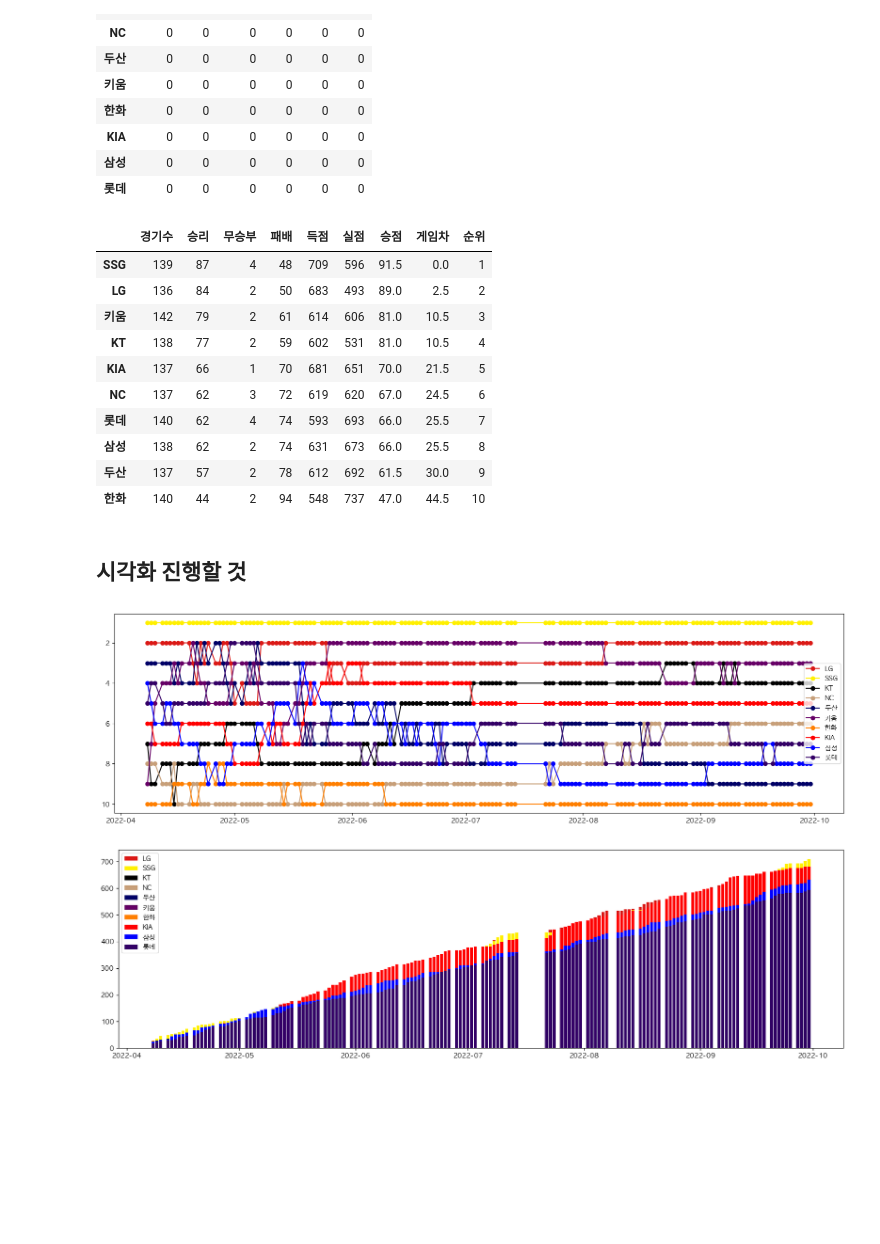
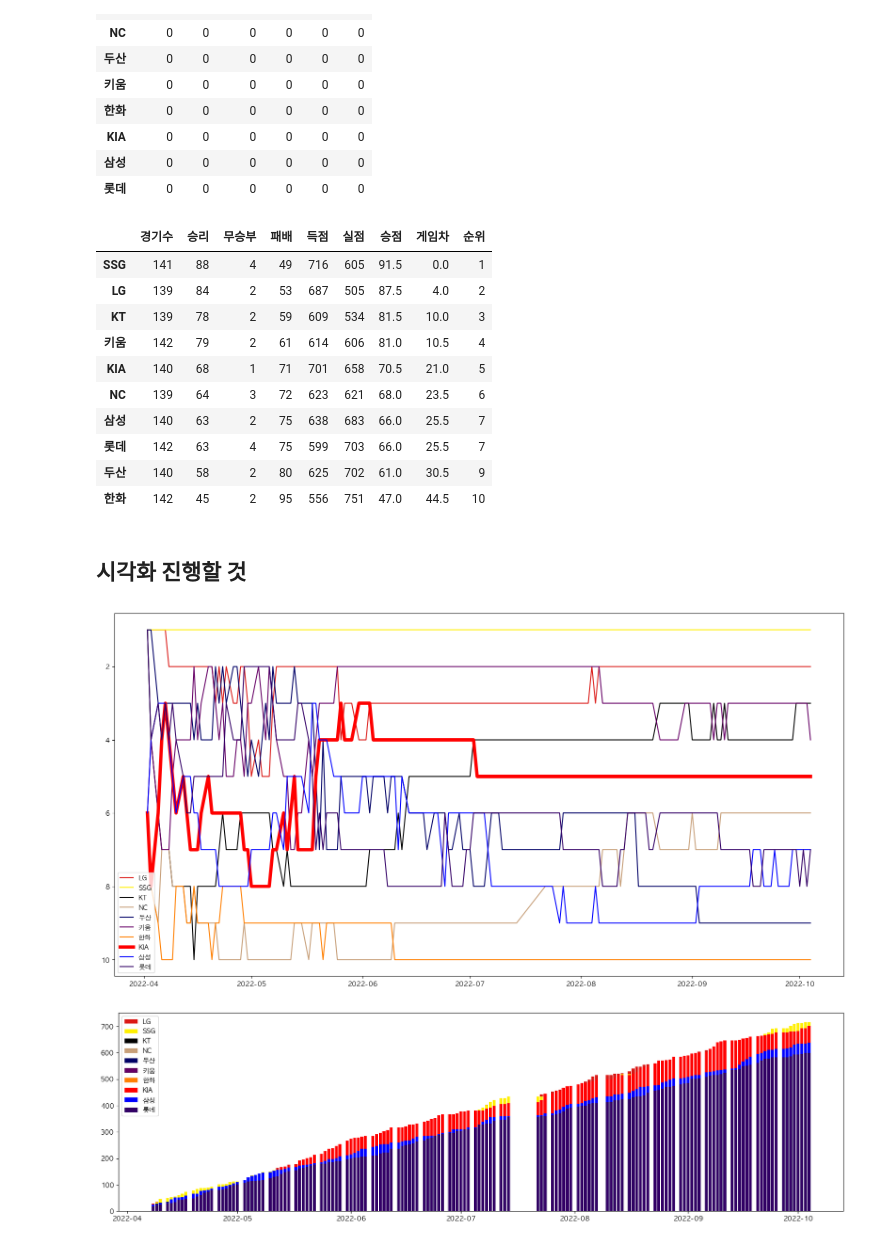
Before and after one commit to JorimJoram/BaseBall_Posting, a Jupyter notebook: Data_Crawling/Schedule.ipynb, the cells around one changed output. Drawn from its saved outputs; the diff is of its cells as text; code cells hidden in the pictures; blank space fills up the shorter version.

```diff
--- a/Data_Crawling/Schedule.ipynb
+++ b/Data_Crawling/Schedule.ipynb
@@ -17,7 +17,7 @@ from IPython.core.display_functions import display
 team_list = ["LG", "SSG", "KT", "NC", "두산", "키움", "한화", "KIA", "삼성", "롯데"]
 color_list=["#DB1916", "#fff000", "#000000", "#C79F79", "#000066", "#660066", "#FF7F00", "#ff0000","#0000ff", "#330066"]
 # %%
-for month in range(4, 10):
+for month in range(4, 11):
     url = "https://sports.news.naver.com/kbaseball/schedule/index?&month={}&year=2022&teamCode=".format(month)
     df = pd.read_html(url)
     for i in range(1, len(df)-1): #제일 위에 column 목차가 df단위로 떨어져서 삭제하는걸로 함, 그리고 마지막 df는 <맨위로>키 정보가 있는 테이블이라 범위에 넣지 않음.
@@ -119,7 +120,10 @@ for file in sorted_list:
         KBO_team["게임차"] = top - KBO_team["승점"]
         KBO_team.sort_values(by="승점", ascending=False, inplace=True)
 
-        KBO_team["순위"] = [1,2,3,4,5,6,7,8,9,10]
+        #KBO_team["순위"] = [1,2,3,4,5,6,7,8,9,10] #순위 이렇게 책정하는거 아님. 승점가지고 비교하면 될 거 같
+
+        KBO_team["순위"] = KBO_team["승점"].rank(method = "min", ascending=False)
+        KBO_team["순위"] = KBO_team["순위"].astype('int')
 
         KBO_team.to_csv("./date_rank/"+file, header=True, encoding="UTF-8", index=True)
 #원인찾았다. 이거 숫자가 문자열로 되어있어서 그랬음
@@ -127,16 +131,16 @@ for file in sorted_list:
 KBO_team
 # %% [output]
 |  | 경기수 | 승리 | 무승부 | 패배 | 득점 | 실점 | 승점 | 게임차 | 순위 |
-| SSG | 139 | 87 | 4 | 48 | 709 | 596 | 91.5 | 0.0 | 1 |
-| LG | 136 | 84 | 2 | 50 | 683 | 493 | 89.0 | 2.5 | 2 |
-| 키움 | 142 | 79 | 2 | 61 | 614 | 606 | 81.0 | 10.5 | 3 |
-| KT | 138 | 77 | 2 | 59 | 602 | 531 | 81.0 | 10.5 | 4 |
-| KIA | 137 | 66 | 1 | 70 | 681 | 651 | 70.0 | 21.5 | 5 |
-| NC | 137 | 62 | 3 | 72 | 619 | 620 | 67.0 | 24.5 | 6 |
-| 롯데 | 140 | 62 | 4 | 74 | 593 | 693 | 66.0 | 25.5 | 7 |
-| 삼성 | 138 | 62 | 2 | 74 | 631 | 673 | 66.0 | 25.5 | 8 |
-| 두산 | 137 | 57 | 2 | 78 | 612 | 692 | 61.5 | 30.0 | 9 |
-| 한화 | 140 | 44 | 2 | 94 | 548 | 737 | 47.0 | 44.5 | 10 |
+| SSG | 141 | 88 | 4 | 49 | 716 | 605 | 91.5 | 0.0 | 1 |
+| LG | 139 | 84 | 2 | 53 | 687 | 505 | 87.5 | 4.0 | 2 |
+| KT | 139 | 78 | 2 | 59 | 609 | 534 | 81.5 | 10.0 | 3 |
+| 키움 | 142 | 79 | 2 | 61 | 614 | 606 | 81.0 | 10.5 | 4 |
+| KIA | 140 | 68 | 1 | 71 | 701 | 658 | 70.5 | 21.0 | 5 |
+| NC | 139 | 64 | 3 | 72 | 623 | 621 | 68.0 | 23.5 | 6 |
+| 삼성 | 140 | 63 | 2 | 75 | 638 | 683 | 66.0 | 25.5 | 7 |
+| 롯데 | 142 | 63 | 4 | 75 | 599 | 703 | 66.0 | 25.5 | 7 |
+| 두산 | 140 | 58 | 2 | 80 | 625 | 702 | 61.0 | 30.5 | 9 |
+| 한화 | 142 | 45 | 2 | 95 | 556 | 751 | 47.0 | 44.5 | 10 |
 # %% [markdown]
 ## 시각화 진행할 것
 # %%
@@ -146,23 +151,26 @@ sorted_rank = natsort.natsorted(rank_list)
 # %%
 for team, color in zip(team_list, color_list):
     df_result = pd.DataFrame(columns=["경기수", "승리", "무승부", "패배","득점","실점","승점", "게임차", "순위", "일자"])
 
-    for file in sorted_rank[5:]:
+    for file in sorted_rank:
         if file == ".DS_Store" or file == "7.16.csv":
             continue
         date = datetime.strptime("2022."+file.replace(".csv", ''), '%Y.%m.%d')
         rank_df = pd.read_csv("./date_rank/"+file, index_col=0)
         rank_df["일자"] = date
 
         rank_list = list(rank_df.loc[team, :])
         df_result.loc[len(df_result)] = rank_list
-    plt.gcf().set_size_inches(20, 5.5)
-    plt.plot(df_result["일자"], df_result["순위"], label=team, marker='o', color=color)
+    plt.gcf().set_size_inches(20, 10)
+    if team == "KIA":
+        plt.plot(df_result["일자"], df_result["순위"], label=team, color=color, linewidth=5.0)
+        continue
+    plt.plot(df_result["일자"], df_result["순위"], label=team, color=color)
 plt.legend(loc='best')
 plt.gca().invert_yaxis()
 plt.show()
 # %% [output]
-[figure, old version]
+[figure, new version]
 # %%
 for team, color in zip(team_list, color_list):
     df_result = pd.DataFrame(columns=["경기수", "승리", "무승부", "패배","득점","실점","승점", "게임차", "순위", "일자"])
@@ -182,7 +190,7 @@ for team, color in zip(team_list, color_list):
 plt.legend(loc='best')
 plt.show()
 # %% [output]
-[figure, old version]
+[figure, new version]
 # %%
 for team, color in zip(team_list, color_list):
     df_result = pd.DataFrame(columns=["경기수", "승리", "무승부", "패배","득점","실점","승점", "게임차", "순위", "일자"])
```
Also changed, not shown: parts of 7 cells of this notebook, 1 other file.
